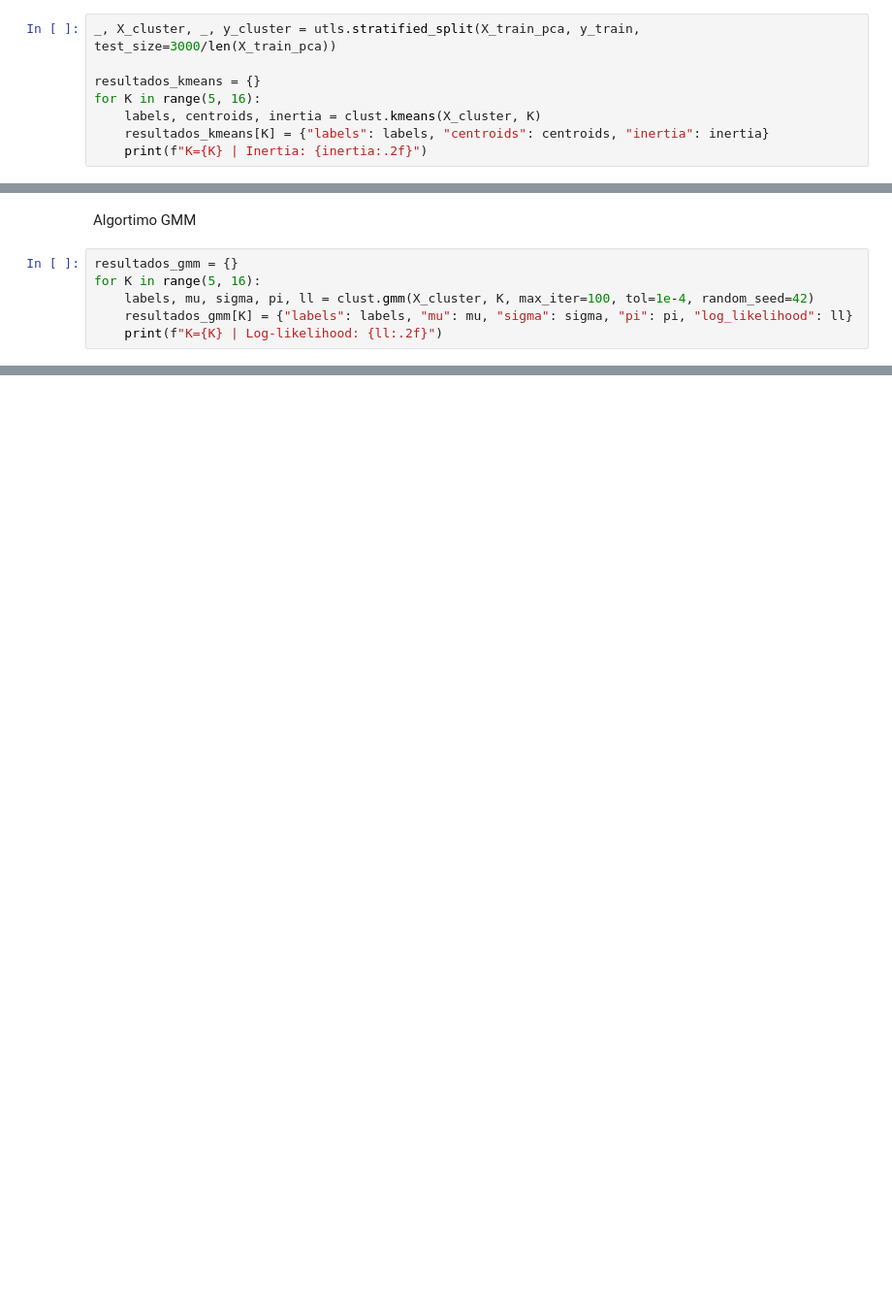
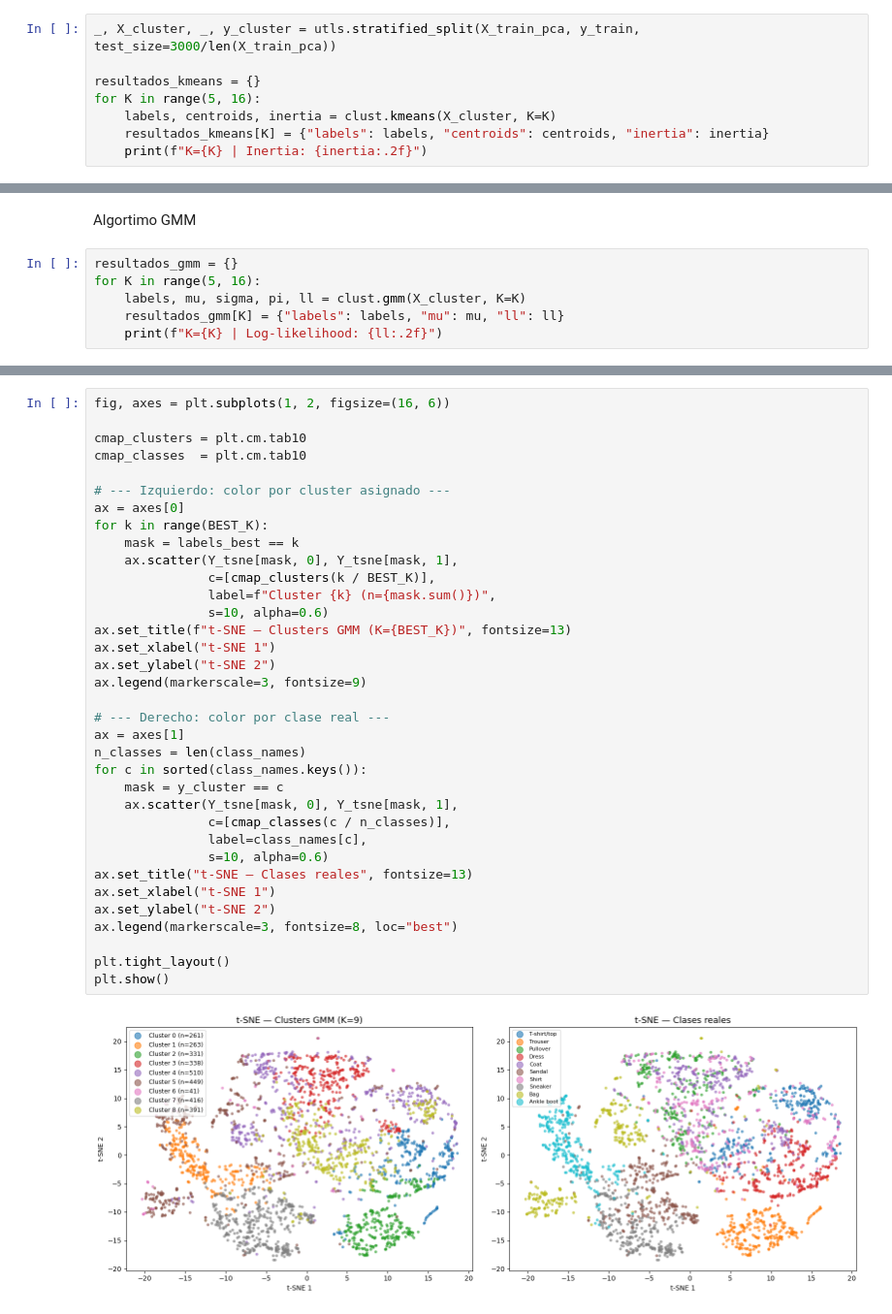
Before and after one commit to sofiyabo/TP4_ML, a Jupyter notebook: Yabo_Sofia_Notebook_TP4.ipynb, the cells around one changed output, grey strips where cells are left out. Shown at 97% size. Cells and saved outputs as stored; diff of their text form; blank space fills up the shorter version.

```diff
--- a/Yabo_Sofia_Notebook_TP4.ipynb
+++ b/Yabo_Sofia_Notebook_TP4.ipynb
@@ -242,7 +233,7 @@ _, X_cluster, _, y_cluster = utls.stratified_split(X_train_pca, y_train, test_si
 
 resultados_kmeans = {}
 for K in range(5, 16):
-    labels, centroids, inertia = clust.kmeans(X_cluster, K)
+    labels, centroids, inertia = clust.kmeans(X_cluster, K=K)
     resultados_kmeans[K] = {"labels": labels, "centroids": centroids, "inertia": inertia}
     print(f"K={K} | Inertia: {inertia:.2f}")
 # %% [output]
@@ -262,7 +253,7 @@ Algortimo GMM
 # %%
 resultados_gmm = {}
 for K in range(5, 16):
-    labels, mu, sigma, pi, ll = clust.gmm(X_cluster, K, max_iter=100, tol=1e-4, random_seed=42)
-    resultados_gmm[K] = {"labels": labels, "mu": mu, "sigma": sigma, "pi": pi, "log_likelihood": ll}
+    labels, mu, sigma, pi, ll = clust.gmm(X_cluster, K=K)
+    resultados_gmm[K] = {"labels": labels, "mu": mu, "ll": ll}
     print(f"K={K} | Log-likelihood: {ll:.2f}")
 # %% [output]
@@ -292,0 +378,37 @@ plt.show()
+# %%
+fig, axes = plt.subplots(1, 2, figsize=(16, 6))
+
+cmap_clusters = plt.cm.tab10
+cmap_classes  = plt.cm.tab10
+
+# --- Izquierdo: color por cluster asignado ---
+ax = axes[0]
+for k in range(BEST_K):
+    mask = labels_best == k
+    ax.scatter(Y_tsne[mask, 0], Y_tsne[mask, 1],
+               c=[cmap_clusters(k / BEST_K)],
+               label=f"Cluster {k} (n={mask.sum()})",
+               s=10, alpha=0.6)
+ax.set_title(f"t-SNE — Clusters GMM (K={BEST_K})", fontsize=13)
+ax.set_xlabel("t-SNE 1")
+ax.set_ylabel("t-SNE 2")
+ax.legend(markerscale=3, fontsize=9)
+
+# --- Derecho: color por clase real ---
+ax = axes[1]
+n_classes = len(class_names)
+for c in sorted(class_names.keys()):
+    mask = y_cluster == c
+    ax.scatter(Y_tsne[mask, 0], Y_tsne[mask, 1],
+               c=[cmap_classes(c / n_classes)],
+               label=class_names[c],
+               s=10, alpha=0.6)
+ax.set_title("t-SNE — Clases reales", fontsize=13)
+ax.set_xlabel("t-SNE 1")
+ax.set_ylabel("t-SNE 2")
+ax.legend(markerscale=3, fontsize=8, loc="best")
+
+plt.tight_layout()
+plt.show()
+# %% [output]
+[figure, added]
```
Also changed, not shown: parts of 16 cells of this notebook, 3 other files.
